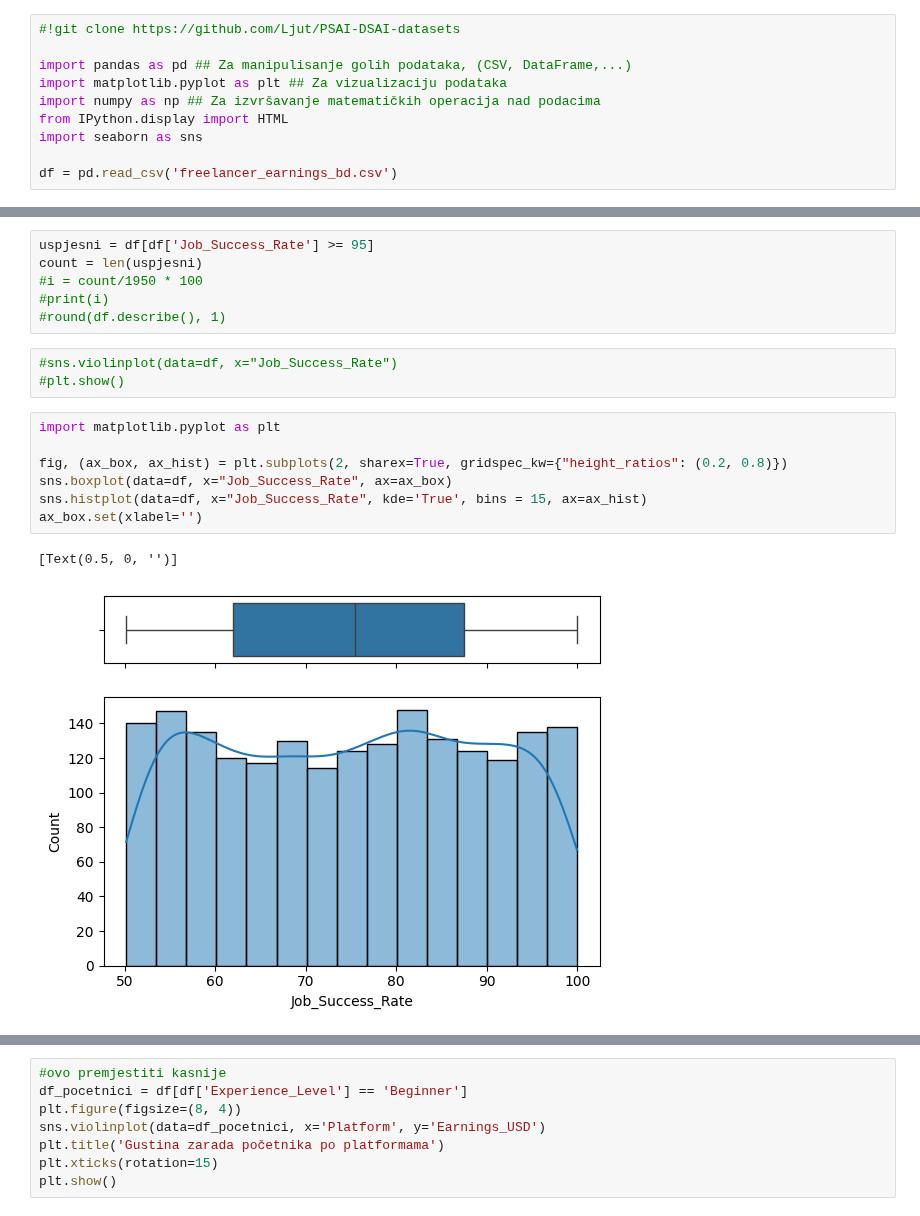
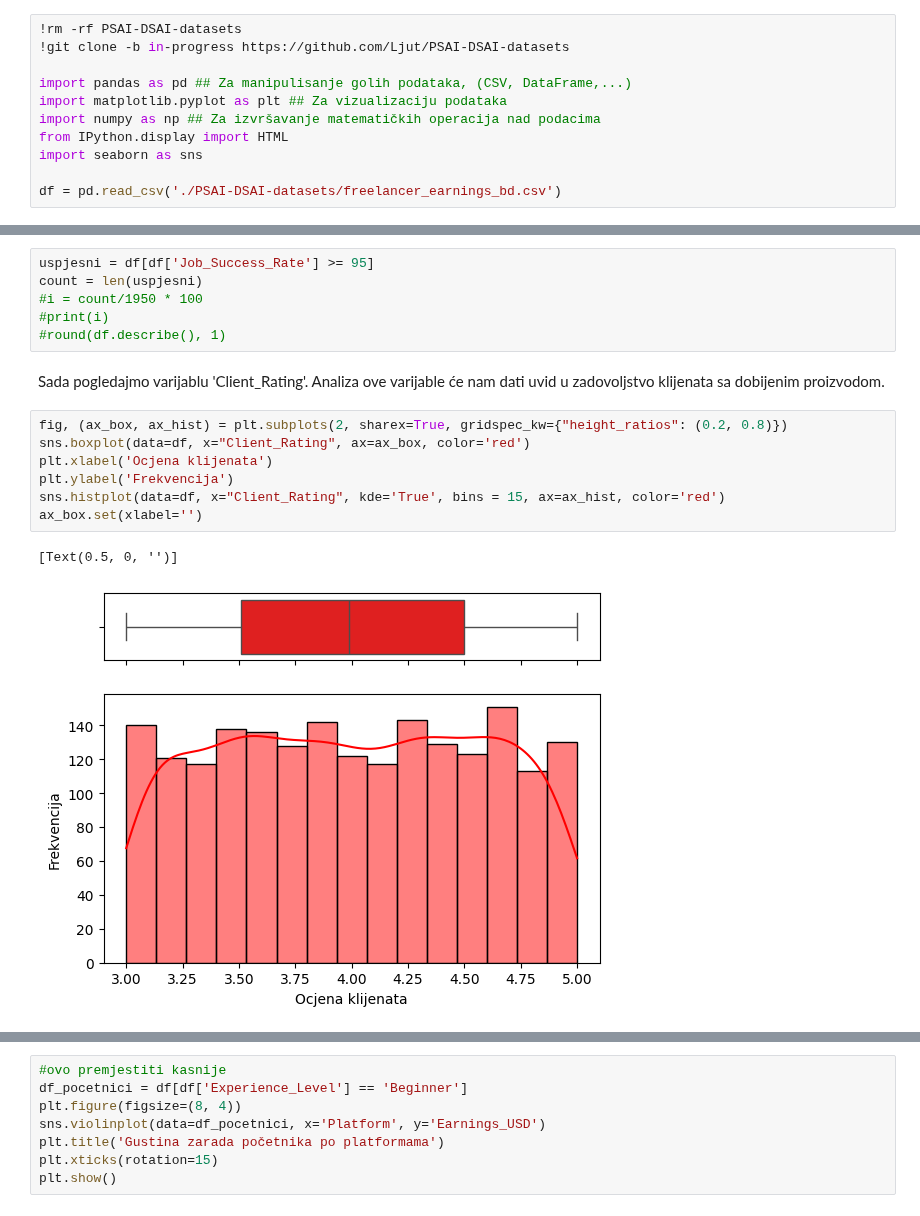
Before and after one commit to Ljut/PSAI-DSAI-datasets, a Jupyter notebook: VIS25_TIM1.ipynb, the cells around one changed output, grey strips where cells are left out. Cells and saved outputs as stored; diff of their text form.

Commit message:
Dodao analizu Rehire_Rate i Client_Rate

```diff
--- a/VIS25_TIM1.ipynb
+++ b/VIS25_TIM1.ipynb
@@ -33,7 +33,8 @@ Konkretno, motiv i cilj ove analize je **izvršiti istraživanje stanja i potreb
 
 Prije početka rada, **nužno je pokrenuti naredni blok koda** , koji učitava potrebne biblioteke i inicijalizira dataset za rad.
 # %%
-#!git clone https://github.com/Ljut/PSAI-DSAI-datasets
+!rm -rf PSAI-DSAI-datasets
+!git clone -b in-progress https://github.com/Ljut/PSAI-DSAI-datasets
 
 import pandas as pd ## Za manipulisanje golih podataka, (CSV, DataFrame,...)
 import matplotlib.pyplot as plt ## Za vizualizaciju podataka
@@ -41,4 +42,4 @@ import numpy as np ## Za izvršavanje matematičkih operacija nad podacima
 from IPython.display import HTML
 import seaborn as sns
 
-df = pd.read_csv('freelancer_earnings_bd.csv')
+df = pd.read_csv('./PSAI-DSAI-datasets/freelancer_earnings_bd.csv')
@@ -743,16 +709,15 @@ count = len(uspjesni)
 #i = count/1950 * 100
 #print(i)
 #round(df.describe(), 1)
-# %%
-#sns.violinplot(data=df, x="Job_Success_Rate")
-#plt.show()
+# %% [markdown]
+Sada pogledajmo varijablu 'Client_Rating'. Analiza ove varijable će nam dati uvid u zadovoljstvo klijenata sa dobijenim proizvodom.
 # %%
-import matplotlib.pyplot as plt
-
 fig, (ax_box, ax_hist) = plt.subplots(2, sharex=True, gridspec_kw={"height_ratios": (0.2, 0.8)})
-sns.boxplot(data=df, x="Job_Success_Rate", ax=ax_box)
-sns.histplot(data=df, x="Job_Success_Rate", kde='True', bins = 15, ax=ax_hist)
+sns.boxplot(data=df, x="Client_Rating", ax=ax_box, color='red')
+plt.xlabel('Ocjena klijenata')
+plt.ylabel('Frekvencija')
+sns.histplot(data=df, x="Client_Rating", kde='True', bins = 15, ax=ax_hist, color='red')
 ax_box.set(xlabel='')
 # %% [output]
 [Text(0.5, 0, '')]
-[figure, old version]
+[figure, new version]
```
Also changed, not shown: parts of 23 cells of this notebook.
